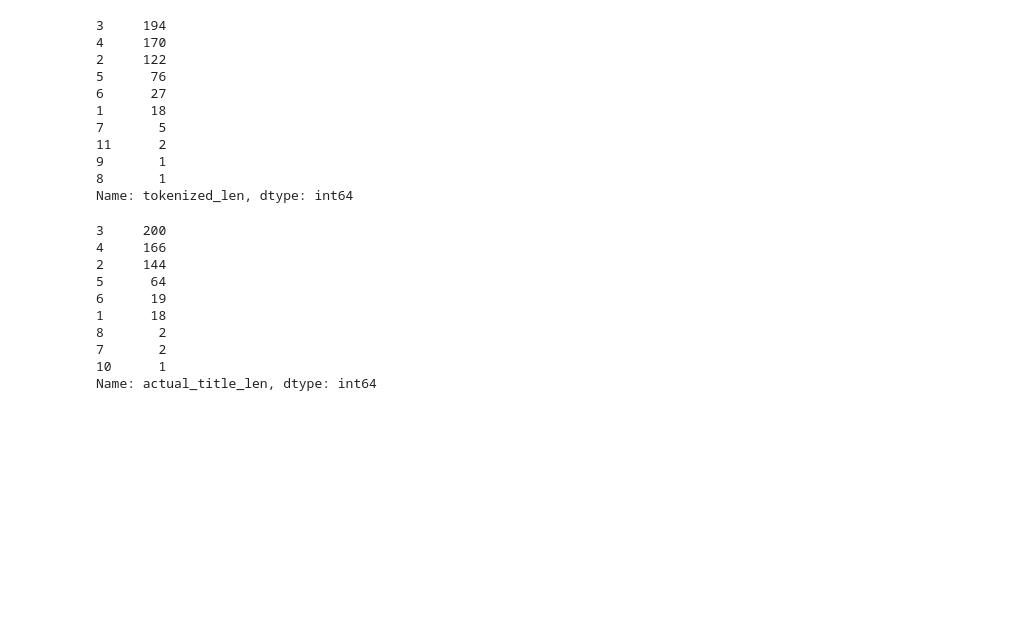
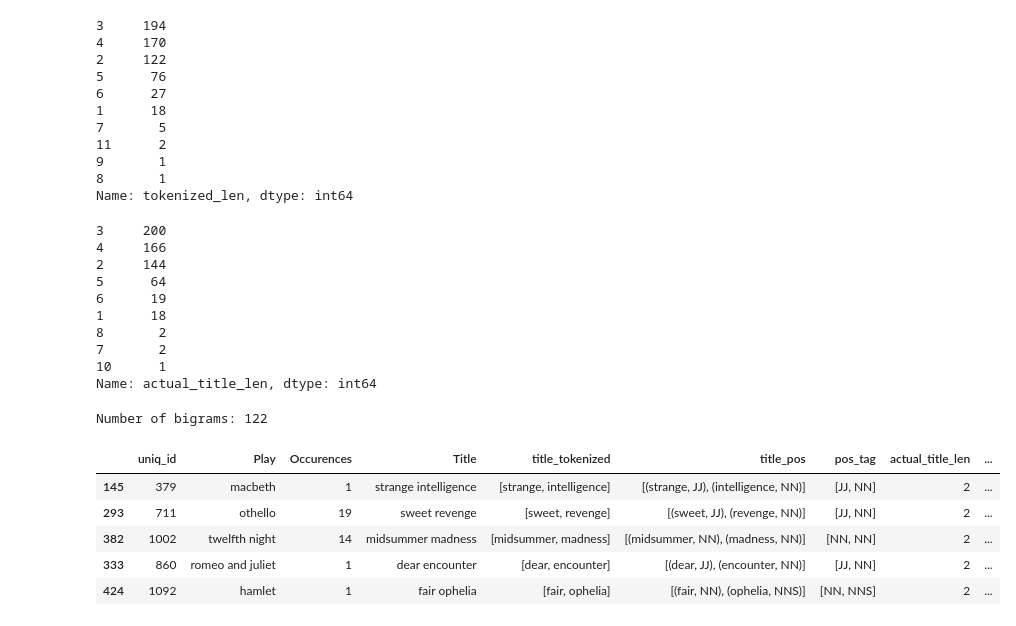
Before and after one commit to leifsmoddir/What-is-in-a-Title, a Jupyter notebook: feature_engineering/POS Tagging.ipynb, the cells around one changed output. Cells and saved outputs as stored; diff of their text form; code cells hidden in the pictures; blank space fills up the shorter version.

Commit message:
ngram and POS tagging completed for titles

```diff
--- a/feature_engineering/POS Tagging.ipynb
+++ b/feature_engineering/POS Tagging.ipynb
@@ -252,3 +237,15 @@ good_titles.actual_title_len.value_counts()
 7       2
 10      1
 Name: actual_title_len, dtype: int64
+# %%
+bigram_titles_df = good_titles[good_titles['tokenized_len']==2]
+print('Number of bigrams:', bigram_titles_df.shape[0])
+bigram_titles_df.sample(5)
+# %% [output]
+Number of bigrams: 122
+|  | uniq_id | Play | Occurences | Title | title_tokenized | title_pos | pos_tag | actual_title_len | ... |
+| 145 | 379 | macbeth | 1 | strange intelligence | [strange, intelligence] | [(strange, JJ), (intelligence, NN)] | [JJ, NN] | 2 | ... |
+| 293 | 711 | othello | 19 | sweet revenge | [sweet, revenge] | [(sweet, JJ), (revenge, NN)] | [JJ, NN] | 2 | ... |
+| 382 | 1002 | twelfth night | 14 | midsummer madness | [midsummer, madness] | [(midsummer, NN), (madness, NN)] | [NN, NN] | 2 | ... |
+| 333 | 860 | romeo and juliet | 1 | dear encounter | [dear, encounter] | [(dear, JJ), (encounter, NN)] | [JJ, NN] | 2 | ... |
+| 424 | 1092 | hamlet | 1 | fair ophelia | [fair, ophelia] | [(fair, NN), (ophelia, NNS)] | [NN, NNS] | 2 | ... |
```
Also changed, not shown: parts of 13 cells of this notebook.
